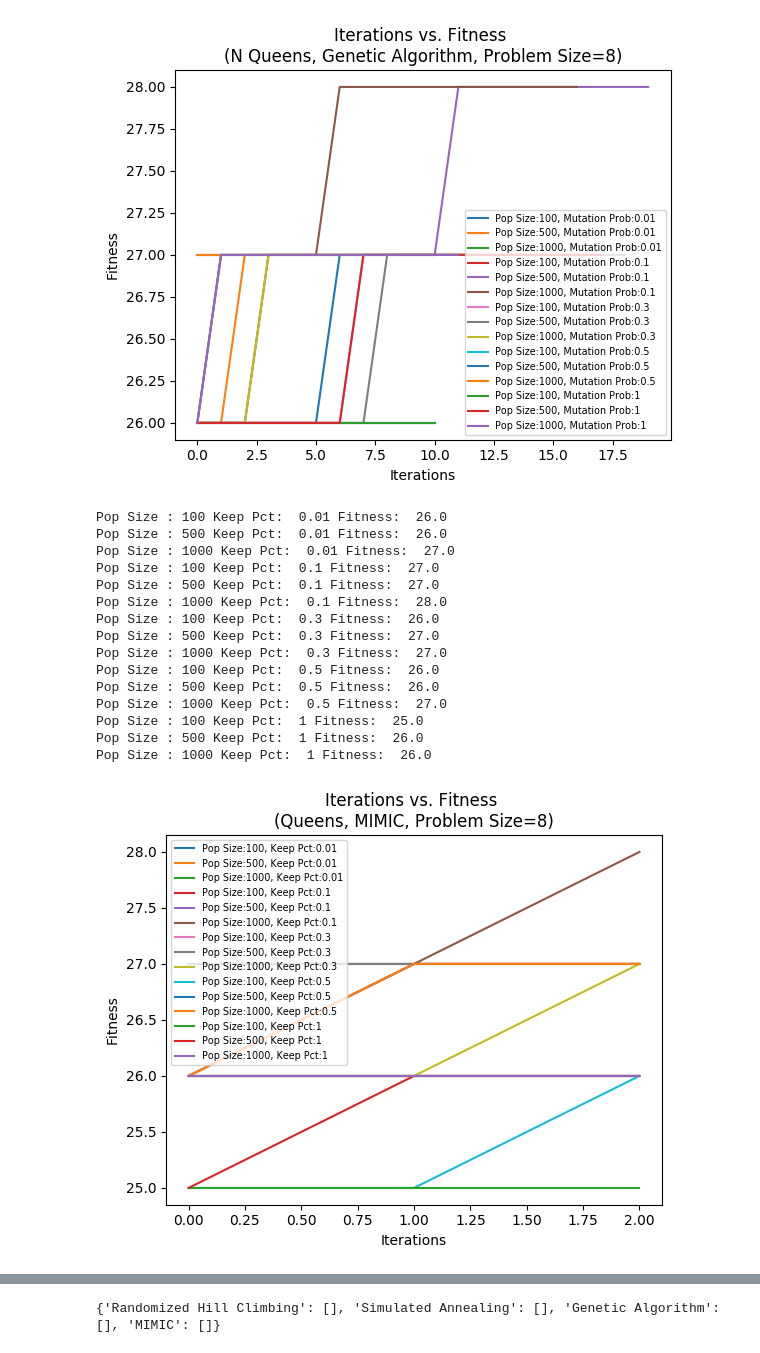
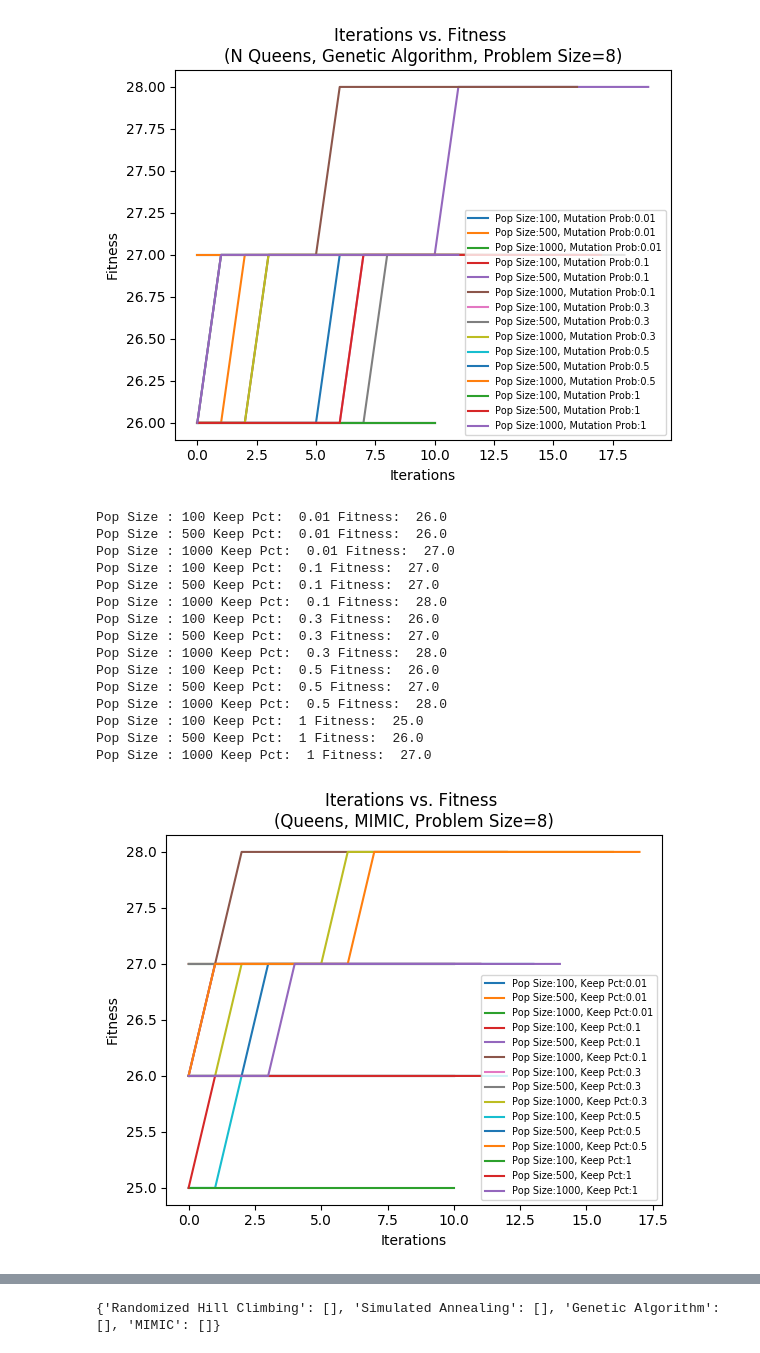
Before and after one commit to aashiamehta/MachineLearning, a Jupyter notebook: Project2/randomized_optimization.ipynb, the cells around one changed output, grey strips where cells are left out. Cells and saved outputs as stored; diff of their text form; code cells hidden in the pictures.

Commit message:
graphs

```diff
--- a/Project2/randomized_optimization.ipynb
+++ b/Project2/randomized_optimization.ipynb
@@ -91,7 +91,7 @@ plt.xlabel("Iterations")
 plt.ylabel("Fitness")
 problem = four_peaks_problem_size_20
 max_attempts = 10
-restarts_list = np.arange(0, 11).tolist()
+restarts_list = np.arange(1, 8).tolist()
 for restarts in restarts_list:
     best_state_hc, best_fitness_hc, fitness_curve_hc = mlrose_hiive.random_hill_climb(problem,
                                                  max_attempts=max_attempts,
@@ -655,39 +651,39 @@ plt.ylabel("Fitness")
 problem = queens_problem_size_8
 max_attempts = 10
 pop_size_list = [100, 500, 1000]
 keep_pct_list = [0.01, 0.1, 0.3, 0.5, 1]
 for keep_pct in keep_pct_list:
     for pop_size in pop_size_list:
         best_state_hc, best_fitness_hc, fitness_curve_hc = mlrose_hiive.mimic(problem,
                                                      max_attempts=max_attempts,
-                                                     max_iters=3,
+                                                     max_iters=1000,
                                                      random_state=random_state,
                                                      pop_size=pop_size,
                                                      keep_pct=keep_pct,
                                                      curve=True)
         print("Pop Size :", pop_size, "Keep Pct: ", keep_pct, "Fitness: ", best_fitness_hc)
         plt.plot(range(len(fitness_curve_hc[:,0])), fitness_curve_hc[:,0],
                  label="Pop Size:" + str(pop_size) + ", Keep Pct:" + str(keep_pct))
 plt.legend(loc="best", fontsize="x-small")
 plt.show()
 plt.close()
 # %% [output]
 Pop Size : 100 Keep Pct:  0.01 Fitness:  26.0
 Pop Size : 500 Keep Pct:  0.01 Fitness:  26.0
 Pop Size : 1000 Keep Pct:  0.01 Fitness:  27.0
 Pop Size : 100 Keep Pct:  0.1 Fitness:  27.0
 Pop Size : 500 Keep Pct:  0.1 Fitness:  27.0
 Pop Size : 1000 Keep Pct:  0.1 Fitness:  28.0
 Pop Size : 100 Keep Pct:  0.3 Fitness:  26.0
 Pop Size : 500 Keep Pct:  0.3 Fitness:  27.0
-Pop Size : 1000 Keep Pct:  0.3 Fitness:  27.0
+Pop Size : 1000 Keep Pct:  0.3 Fitness:  28.0
 Pop Size : 100 Keep Pct:  0.5 Fitness:  26.0
-Pop Size : 500 Keep Pct:  0.5 Fitness:  26.0
-Pop Size : 1000 Keep Pct:  0.5 Fitness:  27.0
+Pop Size : 500 Keep Pct:  0.5 Fitness:  27.0
+Pop Size : 1000 Keep Pct:  0.5 Fitness:  28.0
 Pop Size : 100 Keep Pct:  1 Fitness:  25.0
 Pop Size : 500 Keep Pct:  1 Fitness:  26.0
-Pop Size : 1000 Keep Pct:  1 Fitness:  26.0
+Pop Size : 1000 Keep Pct:  1 Fitness:  27.0
-[figure, old version]
+[figure, new version]
 # %%
 # https://mlrose.readthedocs.io/en/stable/source/fitness.html
 problem = queens_problem_size_8
```
Also changed, not shown: parts of 5 cells of this notebook, 4 other files.
